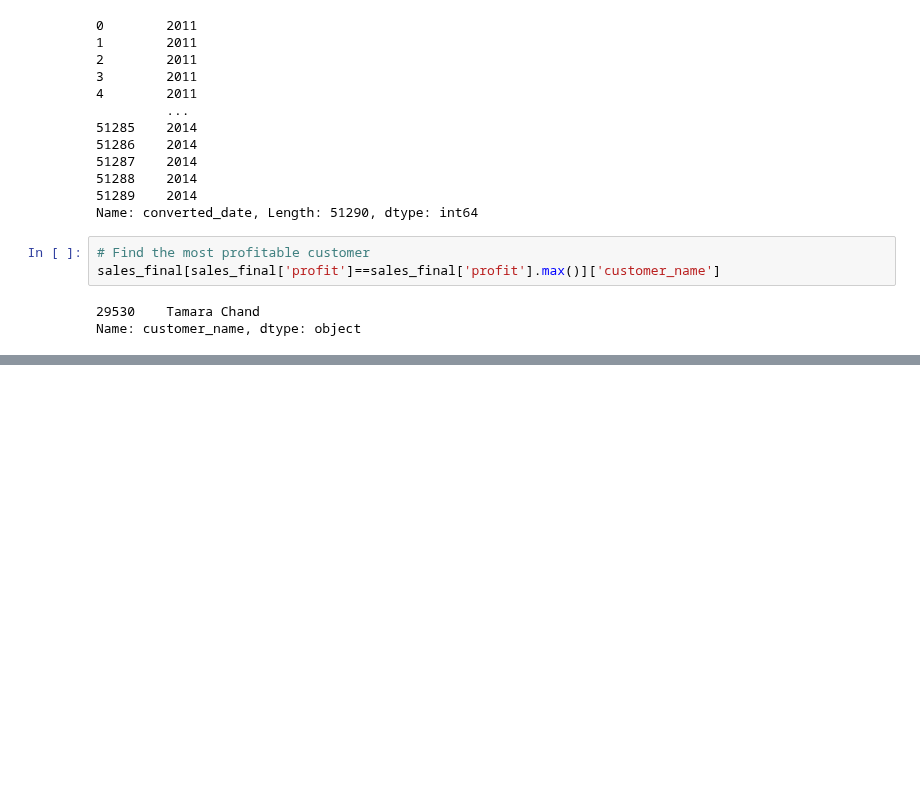
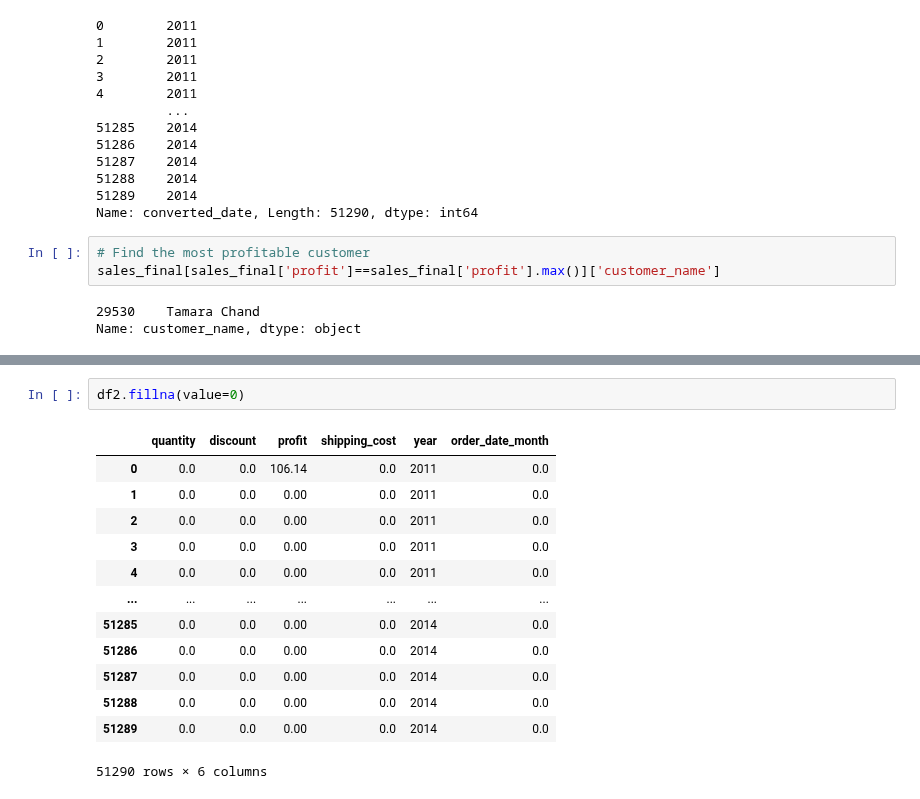
Before and after one commit to dvnasutosh/ineurondatascience, a Jupyter notebook: pandas/2.ipynb, the cells around one changed output, grey strips where cells are left out. Saved outputs shown, nothing was run; the diff lists cells and outputs as text; blank space fills up the shorter version.

```diff
--- a/pandas/2.ipynb
+++ b/pandas/2.ipynb
@@ -164,0 +255,16 @@ hell
+# %%
+df2.fillna(value=0)
+# %% [output]
+|  | quantity | discount | profit | shipping_cost | year | order_date_month |
+| 0 | 0.0 | 0.0 | 106.14 | 0.0 | 2011 | 0.0 |
+| 1 | 0.0 | 0.0 | 0.00 | 0.0 | 2011 | 0.0 |
+| 2 | 0.0 | 0.0 | 0.00 | 0.0 | 2011 | 0.0 |
+| 3 | 0.0 | 0.0 | 0.00 | 0.0 | 2011 | 0.0 |
+| 4 | 0.0 | 0.0 | 0.00 | 0.0 | 2011 | 0.0 |
+| ... | ... | ... | ... | ... | ... | ... |
+| 51285 | 0.0 | 0.0 | 0.00 | 0.0 | 2014 | 0.0 |
+| 51286 | 0.0 | 0.0 | 0.00 | 0.0 | 2014 | 0.0 |
+| 51287 | 0.0 | 0.0 | 0.00 | 0.0 | 2014 | 0.0 |
+| 51288 | 0.0 | 0.0 | 0.00 | 0.0 | 2014 | 0.0 |
+| 51289 | 0.0 | 0.0 | 0.00 | 0.0 | 2014 | 0.0 |
+51290 rows × 6 columns
```
Also changed, not shown: parts of 17 cells of this notebook, 9 other files.
